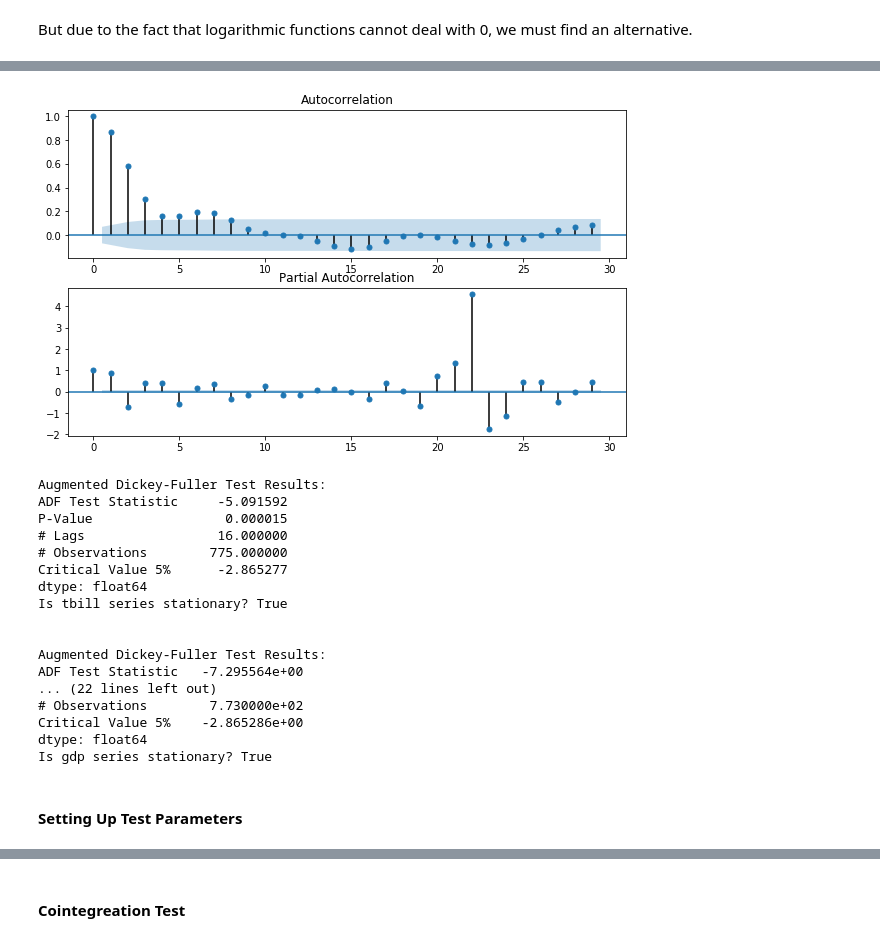
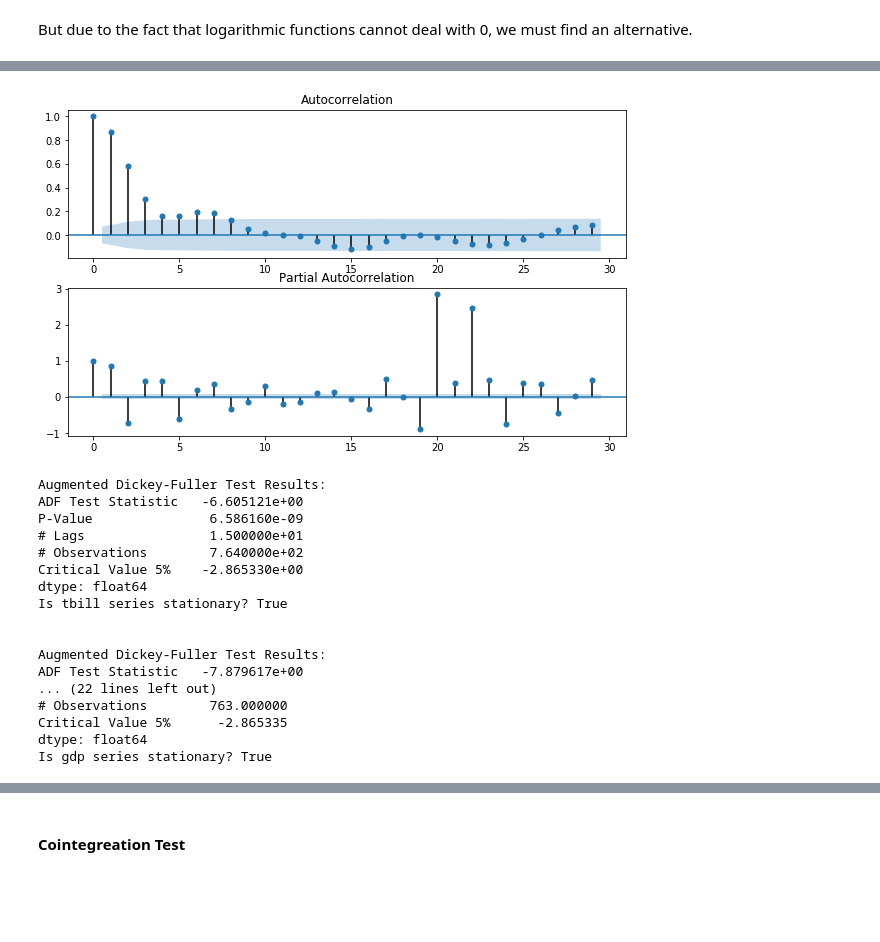
Before and after one commit to jiajunyuan/python-recession-forecaster, a Jupyter notebook: recession_predictor.ipynb, the cells around one changed output, grey strips where cells are left out. Cells and saved outputs as stored; diff of their text form; code cells hidden in the pictures; blank space fills up the shorter version.

```diff
--- a/recession_predictor.ipynb
+++ b/recession_predictor.ipynb
@@ -191,4 +174,4 @@ We will use [cublic spline interpolation](https://columbiaeconomics.com/2010/01/
 # %%
-gdp = gdp['gdp'].interpolate(method='spline', order=3)
-dtoe = dtoe['dtoe'].interpolate(method='spline', order=3)
-pinvest = pinvest['pinvest'].interpolate(method='spline', order=3)
+gdp = gdp['gdp'].interpolate(method='spline', order=3).to_frame().reset_index()
+dtoe = dtoe['dtoe'].interpolate(method='spline', order=3).to_frame().reset_index()
+pinvest = pinvest['pinvest'].interpolate(method='spline', order=3).to_frame().reset_index()
@@ -197,7 +178,3 @@ Interpolation converts data to series. We need to convert back to DataFrame type
-# %%
-gdp = gdp.to_frame().reset_index()
-dtoe = dtoe.to_frame().reset_index()
-pinvest = pinvest.to_frame().reset_index()
 # %% [markdown]
 ## Preliminary Analysis
 # %% [markdown]
@@ -342,0 +316,10 @@ We could simply take the first difference, and the variables will pass the ADFul
+# %%
+tbill_trans_var = 1 - data['tbill'].min()
+data['tbill'] += tbill_trans_var
+data_trans = np.log(data).diff().dropna()
+data['tbill'] -= tbill_trans_var
+# %%
+test_periods = 12
+train, test = data[0:-test_periods], data[-test_periods:]
+train_trans = data_trans[0:-test_periods]
+train_trans.tail()
@@ -358,31 +336,29 @@ data_trans.head()
 # %%
 fig, ax = plt.subplots(2, figsize=(10, 6))
-ax[0] = plot_acf(data_trans.gdp, ax=ax[0])
-ax[1] = plot_pacf(data_trans.gdp, ax=ax[1])
+ax[0] = plot_acf(train_trans.gdp, ax=ax[0])
+ax[1] = plot_pacf(train_trans.gdp, ax=ax[1])
 # %% [output]
-[figure, old version]
+[figure, new version]
 # %%
-for var in data:
-    sTest.ADF_Stationarity_Test(data_trans[var])
+for var in train:
+    sTest.ADF_Stationarity_Test(train_trans[var])
     print("Is {} series stationary? {}".format(var, sTest.isStationary))
     print('\n')
 # %% [output]
 Augmented Dickey-Fuller Test Results:
-ADF Test Statistic     -5.091592
-P-Value                 0.000015
-# Lags                 16.000000
-# Observations        775.000000
-Critical Value 5%      -2.865277
+ADF Test Statistic   -6.605121e+00
+P-Value               6.586160e-09
+# Lags                1.500000e+01
+# Observations        7.640000e+02
+Critical Value 5%    -2.865330e+00
 dtype: float64
 Is tbill series stationary? True
 
 
 Augmented Dickey-Fuller Test Results:
-ADF Test Statistic   -7.295564e+00
+ADF Test Statistic   -7.879617e+00
 ... (22 lines left out)
-# Observations        7.730000e+02
-Critical Value 5%    -2.865286e+00
+# Observations        763.000000
+Critical Value 5%      -2.865335
 dtype: float64
 Is gdp series stationary? True
-# %% [markdown]
-#### Setting Up Test Parameters
```
Also changed, not shown: parts of 60 cells of this notebook, 1 other file.
